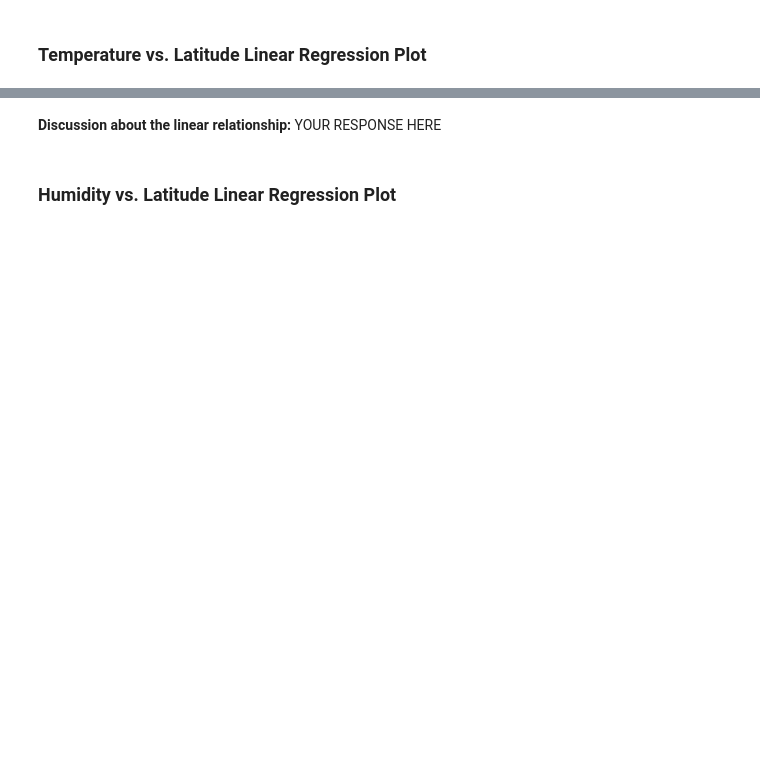
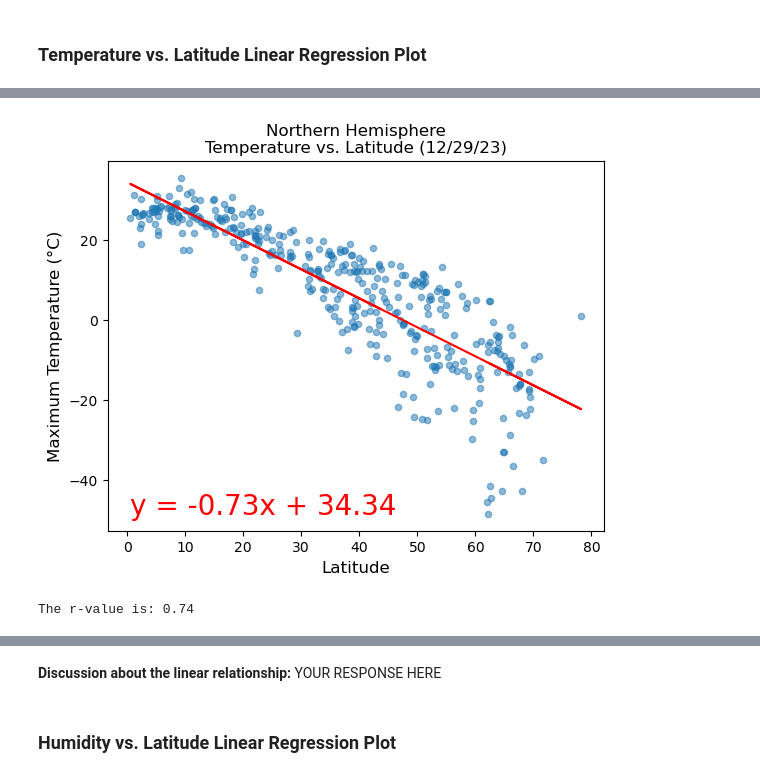
Before and after one commit to rene22m/python-api-challenge, a Jupyter notebook: WeatherPy/WeatherPyFinal.ipynb, the cells around one changed output, grey strips where cells are left out. Cells and saved outputs as stored; diff of their text form; code cells hidden in the pictures; blank space fills up the shorter version.

```diff
--- a/WeatherPy/WeatherPyFinal.ipynb
+++ b/WeatherPy/WeatherPyFinal.ipynb
@@ -284,3 +281,35 @@ plt.show()
+# %%
+# Define a function to create Linear Regression plots
+def linear_regression(data, x, y, x_label, y_label, title, output_file):
+    """
+    Plotting the Data with  Linear Regression and save the plotted figures as .pngs
+
+    Parameters
+    ----------
+        data — The dataframe to use
+        x — The name of the column to use for the x axis
+        y — The name of the column to use for the x axis
+        x_label — The label for the x axis data
+        y_label — The label for the y axis data
+        title — The title for the plot
+        output_file — The name of the saved output file
+    """
+    (slope, intercept, rvalue, pvalue, stderr) = linregress(data[x], data[y])
+    regress_values = data[x] * slope + intercept
+    line_eq = "y = " + str(round(slope,2)) + "x + " + str(round(intercept,2))
+
+    fig = data.plot.scatter(x, y, alpha=0.5)
+    fig.set_title(f'{title} ({time.strftime("%m/%d/%y")})', fontsize=(12))
+    fig.set_xlabel(x_label, fontsize=(12))
+    fig.set_ylabel(y_label, fontsize=(12))
+
+    fig.plot(data[x], regress_values, 'r-')
+    fig.annotate(line_eq, (data[x].min(), data[y].min()), fontsize=20, color="red")
+
+    plt.savefig('./output_data/' + output_file + '.png')
+    plt.show()
+
+    print(f'The r-value is: {rvalue**2:.2f}')
 # %%
 # Create a DataFrame with the Northern Hemisphere data (Latitude >= 0)
 # YOUR CODE HERE
@@ -327,0 +345,14 @@ The r-value is: 0.4121057168607245
+# %%
+# Linear regression on Northern Hemisphere
+linear_regression(
+    northern_hemi_df,
+    'Lat',
+    'Max Temp',
+    'Latitude',
+    'Maximum Temperature (°C)',
+    'Northern Hemisphere\nTemperature vs. Latitude',
+    'NorthHemiSphere_TempVLat'
+)
+# %% [output]
+[figure, added]
+The r-value is: 0.74
```
Also changed, not shown: parts of 27 cells of this notebook, 15 other files.
